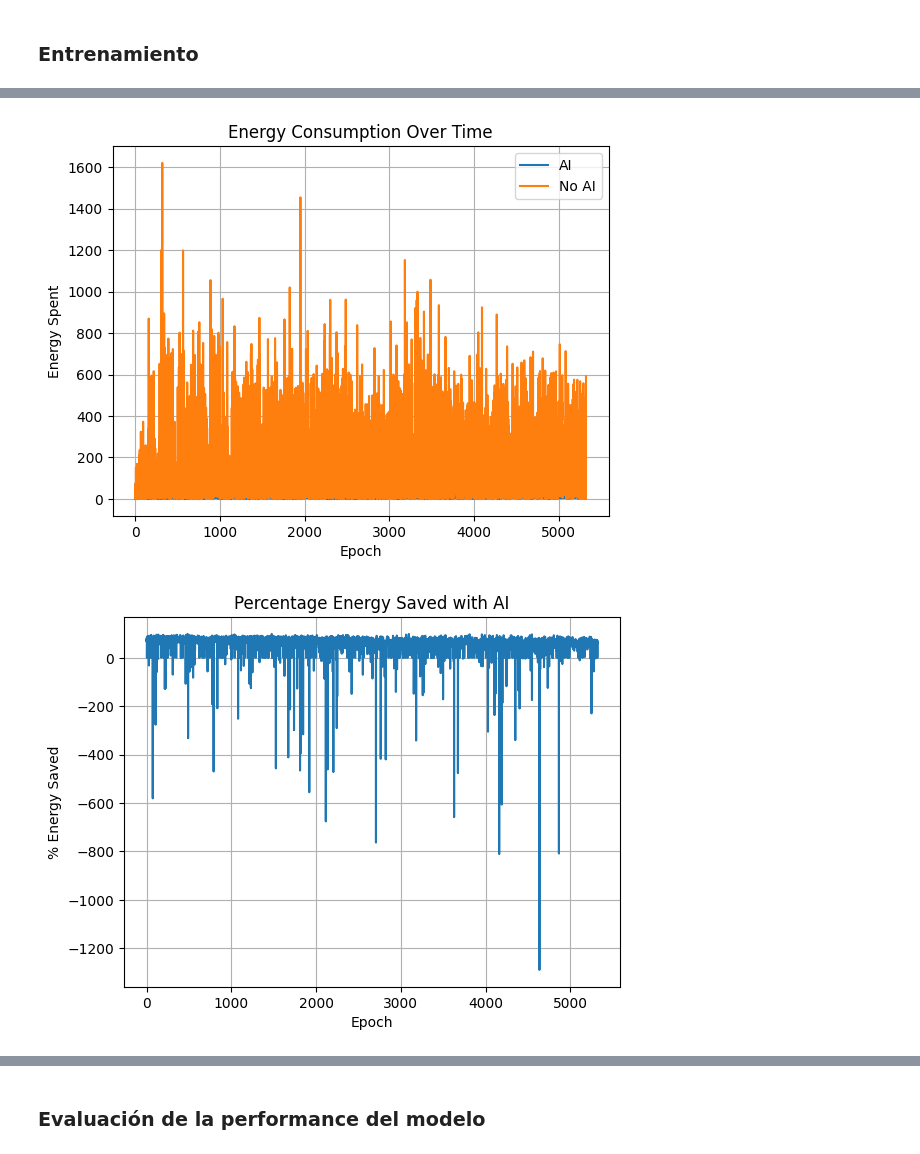
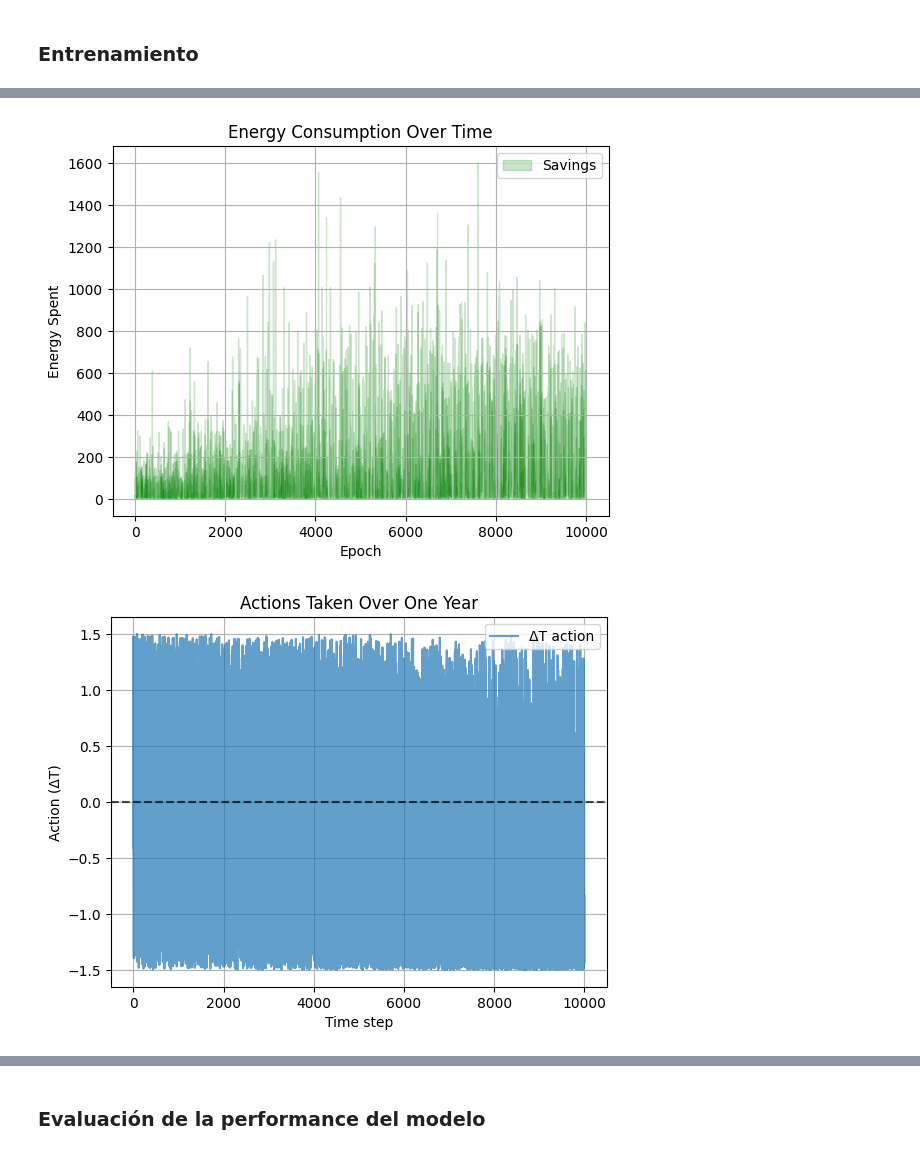
Before and after one commit to contepablod/ML-AI_Bourbaki, a Jupyter notebook: Semana4/DRL-PPO.ipynb, the cells around one changed output, grey strips where cells are left out. Cells and saved outputs as stored; diff of their text form; code cells hidden in the pictures.

```diff
--- a/Semana4/DRL-PPO.ipynb
+++ b/Semana4/DRL-PPO.ipynb
@@ -417,14 +503,25 @@ lam = 0.95
 ### Entrenamiento
 # %%
 # CREATE ENVIRONMENT & AGENT
+max_delta = 1.5
+
 env = Environment(
     optimal_temperature=(18.0, 24.0),
     initial_month=0,
     initial_number_users=20,
     initial_rate_data=30,
+    max_delta=max_delta
 )
 
-ppo_agent = PPOAgent(state_dim=state_dim, hidden_dim=hidden_dim, lr=learning_rate, batch_size=batch_size, epochs=epochs_ppo, device=device.type)
+ppo_agent = PPOAgent(
+    state_dim=state_dim,
+    hidden_dim=hidden_dim,
+    max_delta=max_delta,
+    lr=learning_rate,
+    batch_size=batch_size,
+    epochs=epochs_ppo,
+    device=device.type
+)
 # %%
 # CHOOSING THE MODE
 train = True
@@ -433,15 +530,16 @@ env.train = train
 # EARLY STOPPING SETUP
 early_stopping = True
 patience = 5000
-best_total_reward = -np.inf
 patience_count = 0
 # %%
+# Store episode statistics
 reward_history = []
 energy_ai_history = []
 energy_noai_history = []
 actions_log = []
 temperature_ai_log = []
 temperature_noai_log = []
+percentage_saved_log = []
 # %%
 if env.train:
     best_total_reward = -float('inf')
@@ -513,18 +625,26 @@ Early Stopping triggered
 # ==== 2. PLOTTING RESULTS ====#
 
 # 1. Total Reward per Epoch
+window = 100
+smoothed = np.convolve(reward_history, np.ones(window)/window, mode="valid")
 plt.figure()
-plt.plot(reward_history)
+plt.plot(reward_history, alpha=0.4, label="Raw")
+plt.plot(range(window-1, len(reward_history)), smoothed, color="red", label=f"Moving Avg ({window})")
 plt.xlabel("Epoch")
 plt.ylabel("Total Reward")
 plt.title("Reward per Epoch")
+plt.legend()
 plt.grid(True)
 plt.show()
 
 # 2. Energy Spent With and Without AI
 plt.figure()
-plt.plot(energy_ai_history, label="AI")
-plt.plot(energy_noai_history, label="No AI")
+# plt.plot(energy_ai_history, label="AI", color="blue")
+# plt.plot(energy_noai_history, label="No AI", color="orange")
+plt.fill_between(range(len(energy_ai_history)),
+                 energy_ai_history, energy_noai_history,
+                 where=(np.array(energy_noai_history) > np.array(energy_ai_history)),
+                 color="green", alpha=0.2, label="Savings")
 plt.xlabel("Epoch")
 plt.ylabel("Energy Spent")
 plt.title("Energy Consumption Over Time")
@@ -532,41 +652,29 @@ plt.legend()
 plt.grid(True)
 plt.show()
 
-# 3. Percentage Energy Saved
-energy_ai_arr = np.array(energy_ai_history)
-energy_noai_arr = np.array(energy_noai_history)
-percent_saved = np.divide(
-    (energy_noai_arr - energy_ai_arr) * 100,
-    energy_noai_arr,
-    out=np.zeros_like(energy_noai_arr, dtype=float),
-    where=energy_noai_arr != 0
-)
-plt.figure()
-plt.plot(percent_saved)
-plt.xlabel("Epoch")
-plt.ylabel("% Energy Saved")
-plt.title("Percentage Energy Saved with AI")
-plt.grid(True)
-plt.show()
 
 # 4. Actions Over Time
 plt.figure()
-plt.plot(actions_log)
+plt.plot(actions_log, alpha=0.7, label="ΔT action")
+plt.axhline(y=0, color="black", linestyle="--", alpha=0.7)
 plt.xlabel("Time step")
 plt.ylabel("Action (ΔT)")
 plt.title("Actions Taken Over One Year")
+plt.legend()
 plt.grid(True)
 plt.show()
 
 # 5. Temperature Evolution
 plt.figure()
-plt.plot(temperature_ai_log, label="AI")
-plt.plot(temperature_noai_log, label="No AI")
-# Add horizontal lines for max and min temperatures
-plt.axhline(y=env.min_temperature, color='r', linestyle='--', label='Min Temperature')
-plt.axhline(y=env.max_temperature, color='g', linestyle='--', label='Max Temperature')
-plt.axhline(y=env.optimal_temperature[0], color='b', linestyle='--', label='Optimal Min Temperature')
-plt.axhline(y= env.optimal_temperature[1], color='orange', linestyle='--', label='Optimal Max Temperature')
+plt.plot(temperature_ai_log, label="AI", color="blue")
+plt.plot(temperature_noai_log, label="No AI", color="orange")
+# Optimal band
+plt.fill_between(range(len(temperature_ai_log)),
+                 env.optimal_temperature[0], env.optimal_temperature[1],
+                 color="black", alpha=0.9, label="Optimal Zone")
+# Boundaries
+plt.axhline(y=env.min_temperature, color="red", linestyle="--", label="Min Bound")
+plt.axhline(y=env.max_temperature, color="red", linestyle="--", label="Max Bound")
 plt.xlabel("Time step")
 plt.ylabel("Temperature (°C)")
 plt.title("Server Temperature Evolution")
@@ -578,2 +686,2 @@ plt.show()
-[figure, old version]
+[figure, new version]
-[figure, old version]
+[figure, new version]
```
Also changed, not shown: parts of 21 cells of this notebook, 3 other files.
